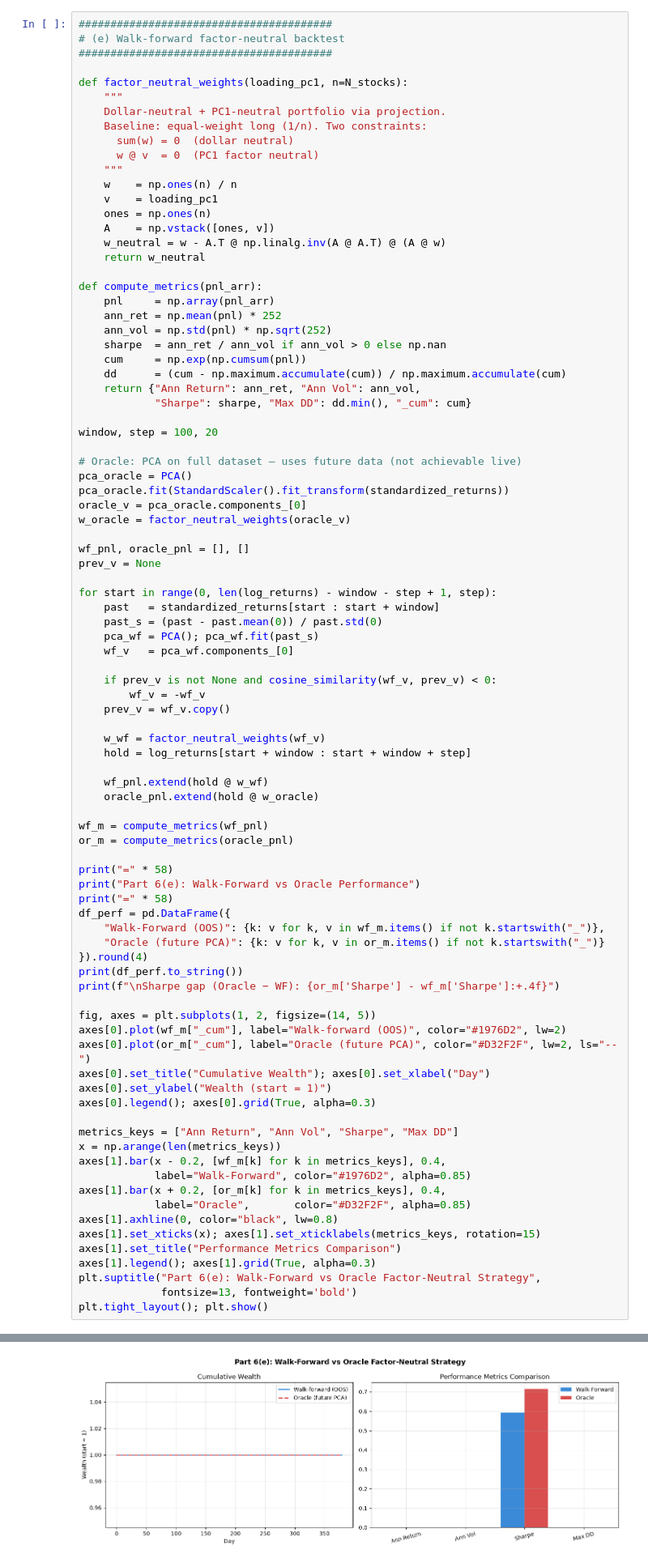
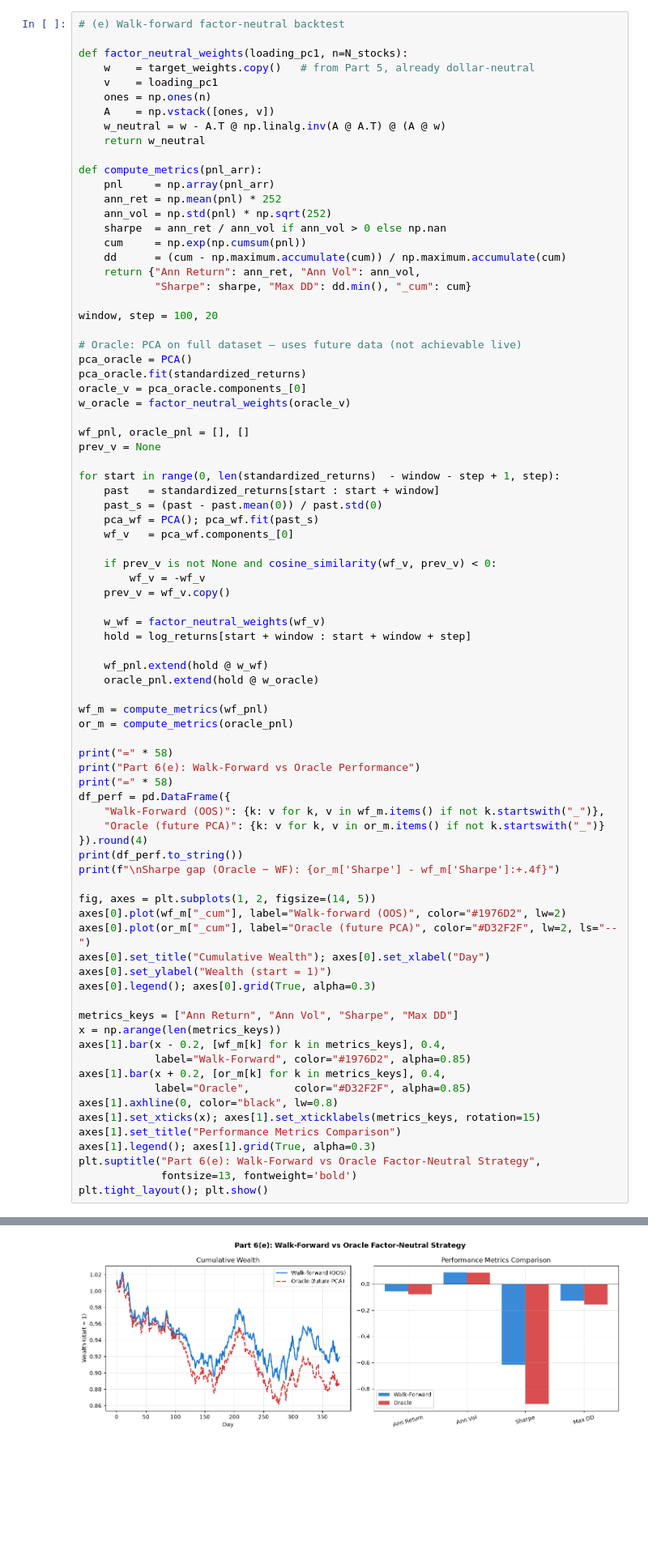
Before and after one commit to anushka-jha621/QMP26-CaseStudy, a Jupyter notebook: PS1/Team_12_PS1.ipynb, the cells around one changed output, grey strips where cells are left out. Shown at 81% size. Drawn from its saved outputs; the diff is of its cells as text; blank space fills up the shorter version.

```diff
--- a/PS1/Team_12_PS1.ipynb
+++ b/PS1/Team_12_PS1.ipynb
@@ -1484,18 +1515,10 @@ A portfolio hedged using pre-regime eigenvectors projects out the *old* PC1 dire
 # %% [markdown]
 ### Part 6(e): Walk-Forward Factor-Neutral Backtest
 # %%
-########################################
 # (e) Walk-forward factor-neutral backtest
-########################################
 
 def factor_neutral_weights(loading_pc1, n=N_stocks):
-    """
-    Dollar-neutral + PC1-neutral portfolio via projection.
-    Baseline: equal-weight long (1/n). Two constraints:
-      sum(w) = 0  (dollar neutral)
-      w @ v  = 0  (PC1 factor neutral)
-    """
-    w    = np.ones(n) / n
+    w    = target_weights.copy()   # from Part 5, already dollar-neutral
     v    = loading_pc1
     ones = np.ones(n)
     A    = np.vstack([ones, v])
@@ -1516,14 +1539,14 @@ window, step = 100, 20
 
 # Oracle: PCA on full dataset — uses future data (not achievable live)
 pca_oracle = PCA()
-pca_oracle.fit(StandardScaler().fit_transform(standardized_returns))
+pca_oracle.fit(standardized_returns)
 oracle_v = pca_oracle.components_[0]
 w_oracle = factor_neutral_weights(oracle_v)
 
 wf_pnl, oracle_pnl = [], []
 prev_v = None
 
-for start in range(0, len(log_returns) - window - step + 1, step):
+for start in range(0, len(standardized_returns)  - window - step + 1, step):
     past   = standardized_returns[start : start + window]
     past_s = (past - past.mean(0)) / past.std(0)
     pca_wf = PCA(); pca_wf.fit(past_s)
@@ -1586,4 +1609,4 @@ Sharpe gap (Oracle − WF): +0.1213
-[figure, old version]
+[figure, new version]
 # %% [markdown]
 #### Part 6(e): Answers
 
```
Also changed, not shown: parts of 12 cells of this notebook.
